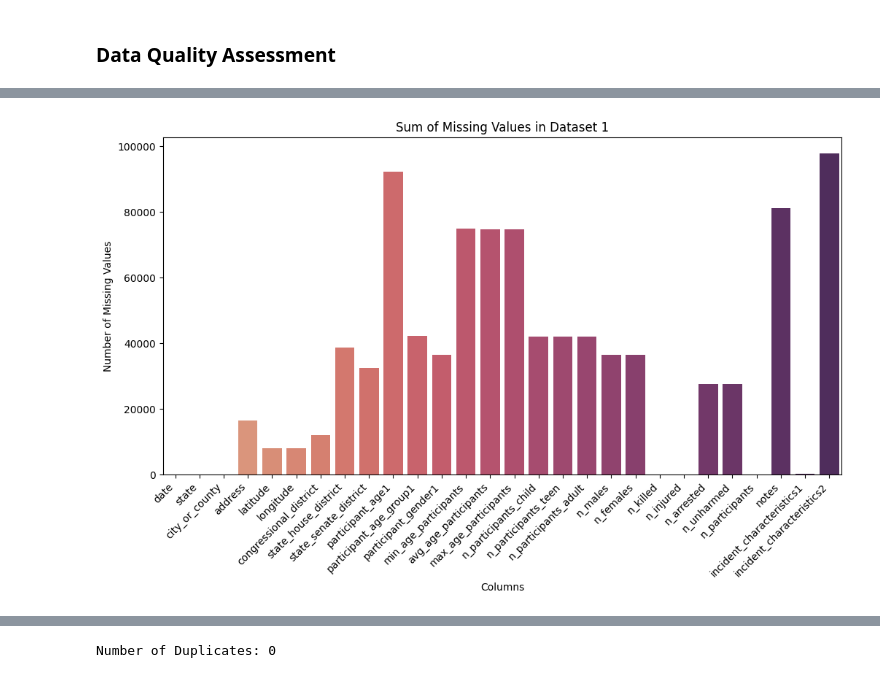
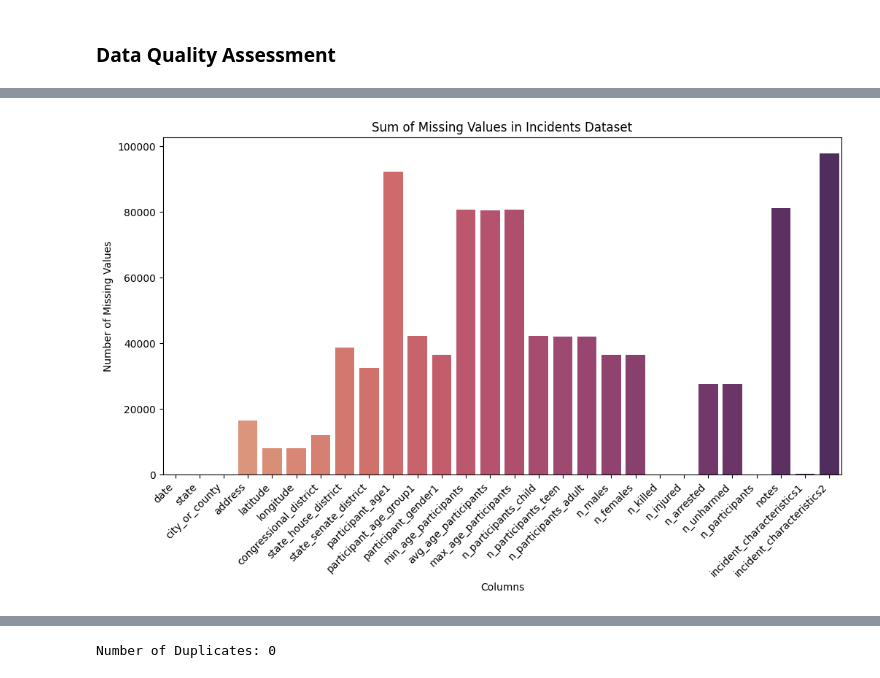
Before and after one commit to Marc2910llv/Gun-Incidents-In-USA-DataMining, a Jupyter notebook: Data_Mining_Project.ipynb, the cells around one changed output, grey strips where cells are left out. Saved outputs shown, nothing was run; the diff lists cells and outputs as text; code cells hidden in the pictures.

```diff
--- a/Data_Mining_Project.ipynb
+++ b/Data_Mining_Project.ipynb
@@ -41,6 +23,6 @@ We will read the datasets in order to understand the information that they conta
 import pandas as pd
 
 # Load the three datasets
-dataset1 = pd.read_csv('./project_datasets/incidents.csv', low_memory=False)
-dataset2 = pd.read_csv('./project_datasets/povertyByStateYear.csv')
-dataset3 = pd.read_csv('./project_datasets/year_state_district_house.csv')
+incidents_dataset = pd.read_csv('./project_datasets/incidents.csv', low_memory=False)
+pbsy_dataset = pd.read_csv('./project_datasets/povertyByStateYear.csv')
+ysdh_dataset = pd.read_csv('./project_datasets/year_state_district_house.csv')
@@ -84,0 +91,17 @@ print(dataset3.head())
+# %%
+# Convert the 'date' column to datetime
+incidents_dataset['date'] = pd.to_datetime(incidents_dataset['date'])
+
+# Convert numeric data from object to numeric, handling errors
+incidents_dataset['state_senate_district'] = pd.to_numeric(incidents_dataset['state_senate_district'], errors='coerce')
+incidents_dataset['min_age_participants'] = pd.to_numeric(incidents_dataset['min_age_participants'], errors='coerce')
+incidents_dataset['max_age_participants'] = pd.to_numeric(incidents_dataset['max_age_participants'], errors='coerce')
+incidents_dataset['avg_age_participants'] = pd.to_numeric(incidents_dataset['avg_age_participants'], errors='coerce')
+incidents_dataset['n_participants_child'] = pd.to_numeric(incidents_dataset['n_participants_child'], errors='coerce').astype('Int64')
+incidents_dataset['n_participants_teen'] = pd.to_numeric(incidents_dataset['n_participants_teen'], errors='coerce').astype('Int64')
+incidents_dataset['n_participants_adult'] = pd.to_numeric(incidents_dataset['n_participants_adult'], errors='coerce').astype('Int64')
+
+# Verify the data types after conversion
+print("\nData Types After Conversion:\n ---- Dataset 1 ----\n", incidents_dataset.dtypes)
+print("\n ---- Dataset 2 ----\n", pbsy_dataset.dtypes)
+print("\n ---- Dataset 3 ----\n", ysdh_dataset.dtypes)
@@ -124,18 +203,18 @@ print("\nData Types:\n", dataset3.dtypes)
 # %%
 import matplotlib.pyplot as plt
 import seaborn as sns
 
 # Check for missing values
-missing_values = dataset1.isnull().sum()
+missing_values = incidents_dataset.isnull().sum()
 #print("\nMissing Values:\n", missing_values)
 
 # Plotting the sum of missing values for each column using a bar plot
 plt.figure(figsize=(12, 6))
 sns.barplot(x=missing_values.index, y=missing_values.values, hue=missing_values.index, palette='flare', legend=False)
 plt.xticks(rotation=45, ha='right')
-plt.title('Sum of Missing Values in Dataset 1')
+plt.title('Sum of Missing Values in Incidents Dataset')
 plt.xlabel('Columns')
 plt.ylabel('Number of Missing Values')
 plt.show()
 # %% [output]
-[figure, old version]
+[figure, new version]
```
Also changed, not shown: parts of 55 cells of this notebook, 1 other file.
